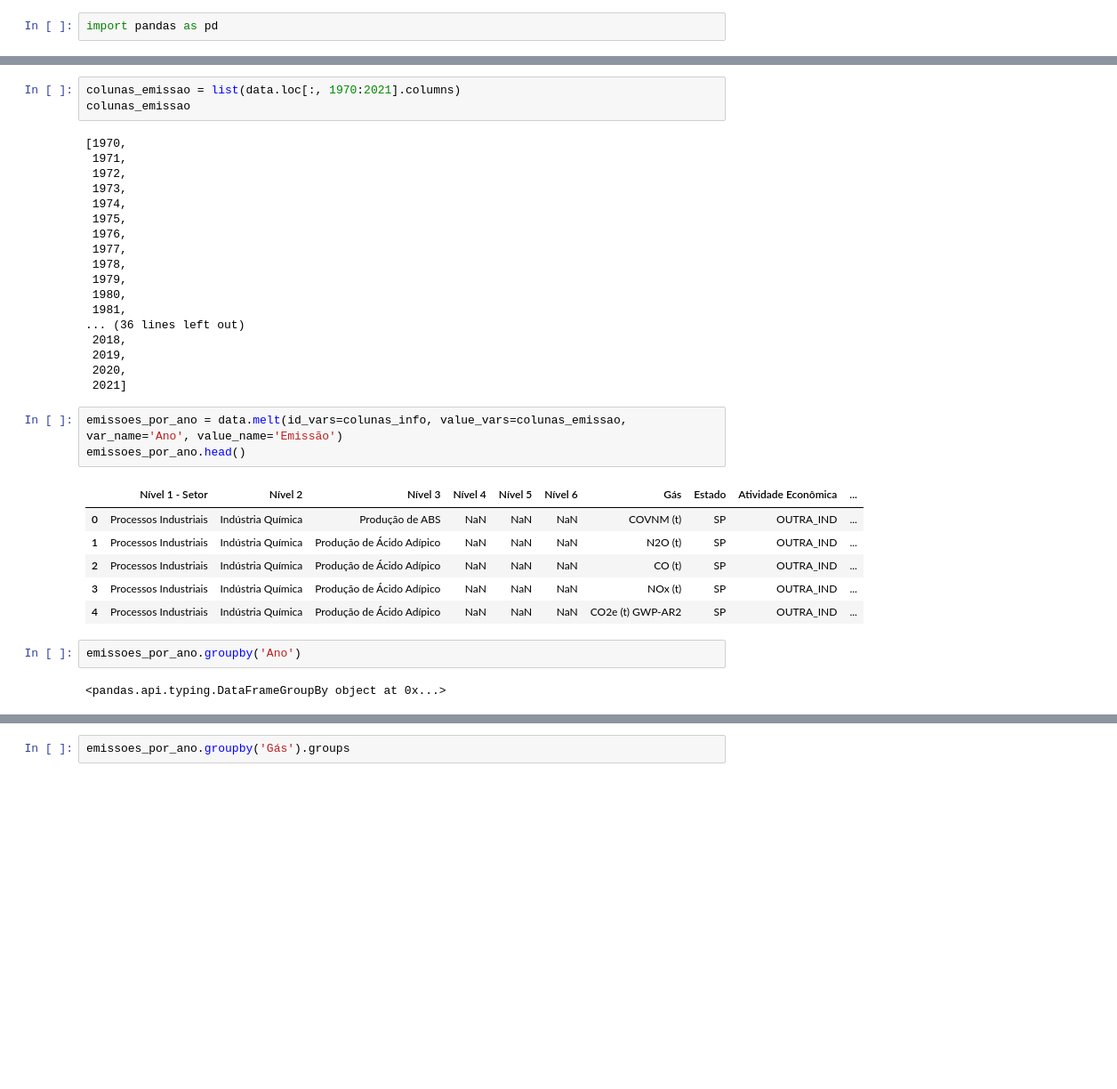
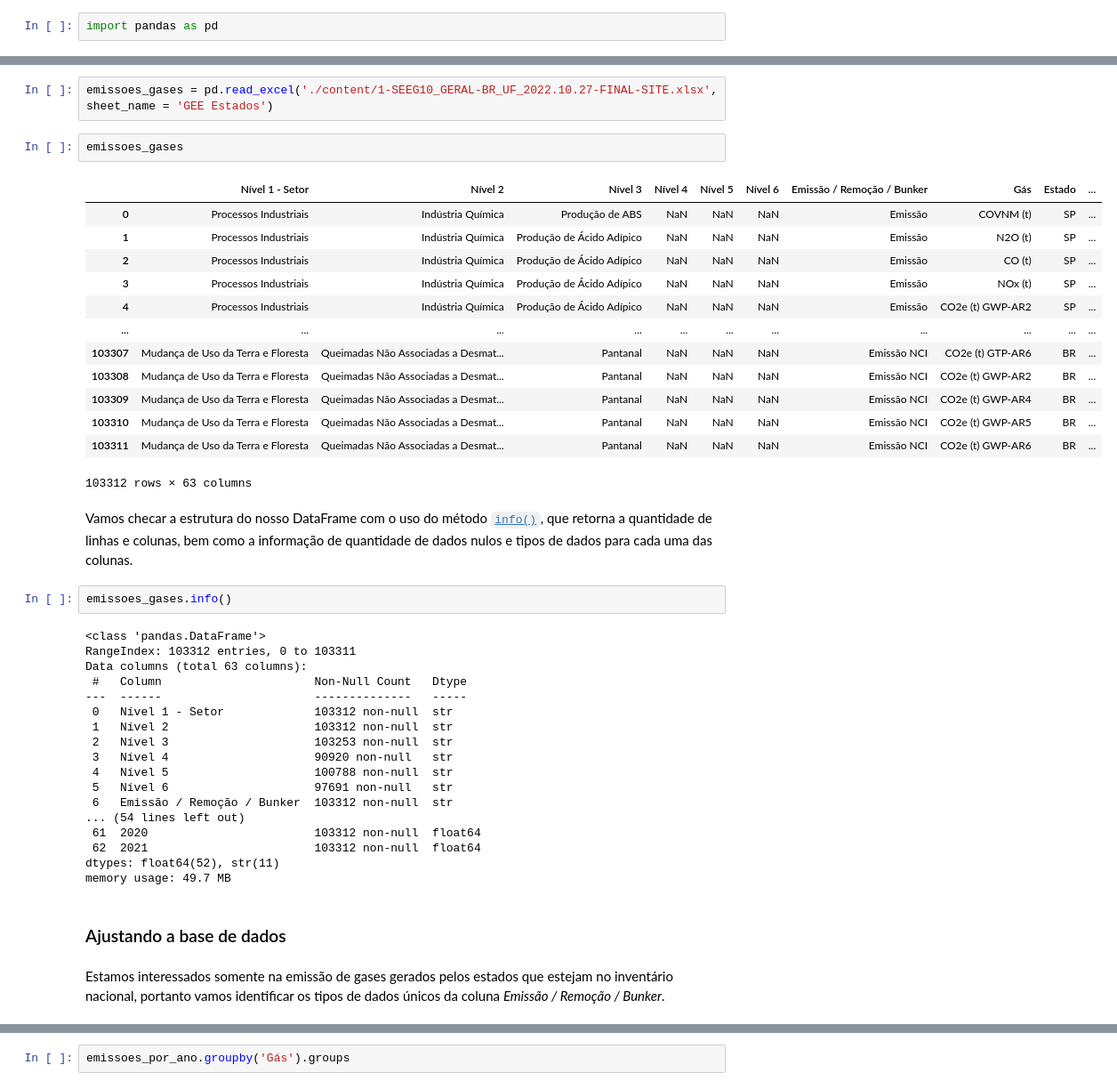
Before and after one commit to felipejoazeiro/tecboard, a Jupyter notebook: CD/Pandas/Course3/projeto.ipynb, the cells around one changed output, grey strips where cells are left out. Shown at 89% size. Cells and saved outputs as stored; diff of their text form; blank space fills up the shorter version.

```diff
--- a/CD/Pandas/Course3/projeto.ipynb
+++ b/CD/Pandas/Course3/projeto.ipynb
@@ -167,35 +19,44 @@ Index([1970, 1971, 1972, 1973, 1974, 1975, 1976, 1977, 1978, 1979, 1980, 1981,
-# %%
-colunas_emissao = list(data.loc[:, 1970:2021].columns)
-colunas_emissao
-# %% [output]
-[1970,
- 1971,
- 1972,
- 1973,
- 1974,
- 1975,
- 1976,
- 1977,
- 1978,
- 1979,
- 1980,
- 1981,
-... (36 lines left out)
- 2018,
- 2019,
- 2020,
- 2021]
-# %%
-emissoes_por_ano = data.melt(id_vars=colunas_info, value_vars=colunas_emissao, var_name='Ano', value_name='Emissão')
-emissoes_por_ano.head()
-# %% [output]
-|  | Nível 1 - Setor | Nível 2 | Nível 3 | Nível 4 | Nível 5 | Nível 6 | Gás | Estado | Atividade Econômica | ... |
-| 0 | Processos Industriais | Indústria Química | Produção de ABS | NaN | NaN | NaN | COVNM (t) | SP | OUTRA_IND | ... |
-| 1 | Processos Industriais | Indústria Química | Produção de Ácido Adípico | NaN | NaN | NaN | N2O (t) | SP | OUTRA_IND | ... |
-| 2 | Processos Industriais | Indústria Química | Produção de Ácido Adípico | NaN | NaN | NaN | CO (t) | SP | OUTRA_IND | ... |
-| 3 | Processos Industriais | Indústria Química | Produção de Ácido Adípico | NaN | NaN | NaN | NOx (t) | SP | OUTRA_IND | ... |
-| 4 | Processos Industriais | Indústria Química | Produção de Ácido Adípico | NaN | NaN | NaN | CO2e (t) GWP-AR2 | SP | OUTRA_IND | ... |
-# %%
-emissoes_por_ano.groupby('Ano')
-# %% [output]
-<pandas.api.typing.DataFrameGroupBy object at 0x...>
+# %%
+emissoes_gases = pd.read_excel('./content/1-SEEG10_GERAL-BR_UF_2022.10.27-FINAL-SITE.xlsx', sheet_name = 'GEE Estados')
+# %%
+emissoes_gases
+# %% [output]
+|  | Nível 1 - Setor | Nível 2 | Nível 3 | Nível 4 | Nível 5 | Nível 6 | Emissão / Remoção / Bunker | Gás | Estado | ... |
+| 0 | Processos Industriais | Indústria Química | Produção de ABS | NaN | NaN | NaN | Emissão | COVNM (t) | SP | ... |
+| 1 | Processos Industriais | Indústria Química | Produção de Ácido Adípico | NaN | NaN | NaN | Emissão | N2O (t) | SP | ... |
+| 2 | Processos Industriais | Indústria Química | Produção de Ácido Adípico | NaN | NaN | NaN | Emissão | CO (t) | SP | ... |
+| 3 | Processos Industriais | Indústria Química | Produção de Ácido Adípico | NaN | NaN | NaN | Emissão | NOx (t) | SP | ... |
+| 4 | Processos Industriais | Indústria Química | Produção de Ácido Adípico | NaN | NaN | NaN | Emissão | CO2e (t) GWP-AR2 | SP | ... |
+| ... | ... | ... | ... | ... | ... | ... | ... | ... | ... | ... |
+| 103307 | Mudança de Uso da Terra e Floresta | Queimadas Não Associadas a Desmat... | Pantanal | NaN | NaN | NaN | Emissão NCI | CO2e (t) GTP-AR6 | BR | ... |
+| 103308 | Mudança de Uso da Terra e Floresta | Queimadas Não Associadas a Desmat... | Pantanal | NaN | NaN | NaN | Emissão NCI | CO2e (t) GWP-AR2 | BR | ... |
+| 103309 | Mudança de Uso da Terra e Floresta | Queimadas Não Associadas a Desmat... | Pantanal | NaN | NaN | NaN | Emissão NCI | CO2e (t) GWP-AR4 | BR | ... |
+| 103310 | Mudança de Uso da Terra e Floresta | Queimadas Não Associadas a Desmat... | Pantanal | NaN | NaN | NaN | Emissão NCI | CO2e (t) GWP-AR5 | BR | ... |
+| 103311 | Mudança de Uso da Terra e Floresta | Queimadas Não Associadas a Desmat... | Pantanal | NaN | NaN | NaN | Emissão NCI | CO2e (t) GWP-AR6 | BR | ... |
+103312 rows × 63 columns
+# %% [markdown]
+Vamos checar a estrutura do nosso DataFrame com o uso do método [`info()`](https://pandas.pydata.org/docs/reference/api/pandas.DataFrame.info.html?highlight=info#pandas.DataFrame.info), que retorna a quantidade de linhas e colunas, bem como a informação de quantidade de dados nulos e tipos de dados para cada uma das colunas.
+# %%
+emissoes_gases.info()
+# %% [output]
+<class 'pandas.DataFrame'>
+RangeIndex: 103312 entries, 0 to 103311
+Data columns (total 63 columns):
+ #   Column                      Non-Null Count   Dtype
+---  ------                      --------------   -----
+ 0   Nível 1 - Setor             103312 non-null  str
+ 1   Nível 2                     103312 non-null  str
+ 2   Nível 3                     103253 non-null  str
+ 3   Nível 4                     90920 non-null   str
+ 4   Nível 5                     100788 non-null  str
+ 5   Nível 6                     97691 non-null   str
+ 6   Emissão / Remoção / Bunker  103312 non-null  str
+... (54 lines left out)
+ 61  2020                        103312 non-null  float64
+ 62  2021                        103312 non-null  float64
+dtypes: float64(52), str(11)
+memory usage: 49.7 MB
+# %% [markdown]
+### Ajustando a base de dados
+# %% [markdown]
+Estamos interessados somente na emissão de gases gerados pelos estados que estejam no inventário nacional, portanto vamos identificar os tipos de dados únicos da coluna *Emissão / Remoção / Bunker*.
```
Also changed, not shown: parts of 112 cells of this notebook, 1 other file.
